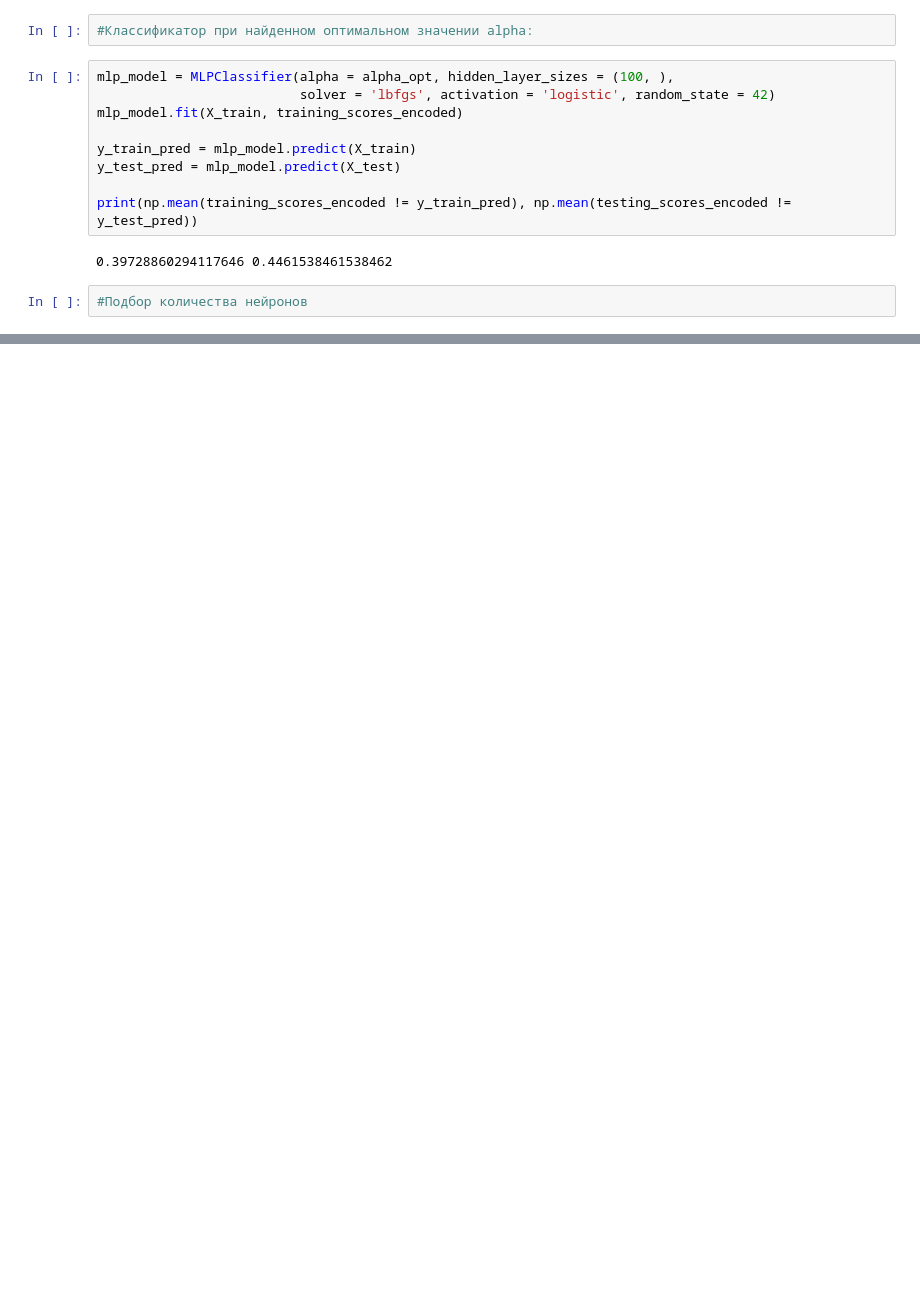
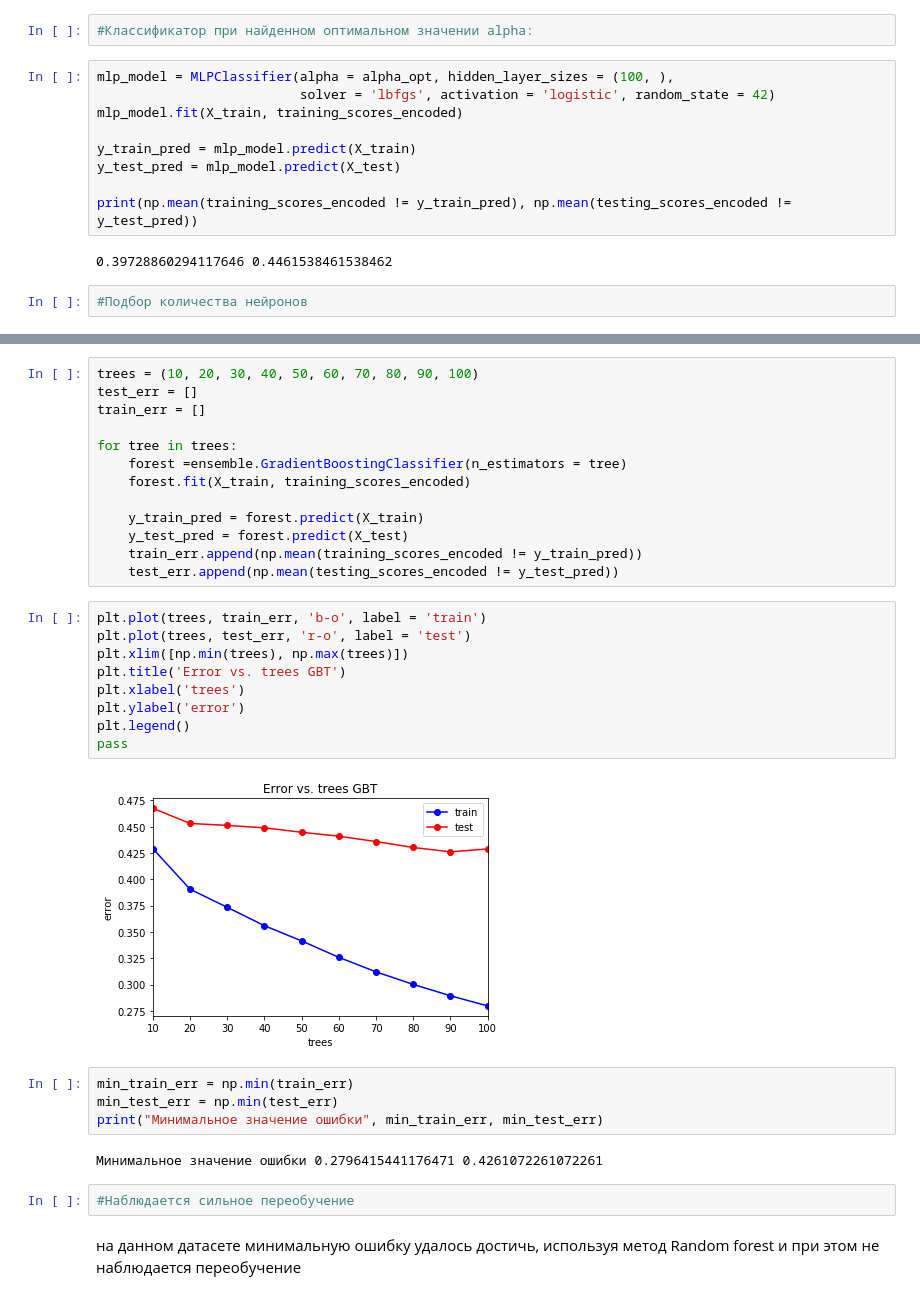
Before and after one commit to ShutinaSvetlana/MachineLearning, a Jupyter notebook: Lab1/Lab1RightVersion.ipynb, the cells around one changed output, grey strips where cells are left out. Saved outputs shown, nothing was run; the diff lists cells and outputs as text; blank space fills up the shorter version.

```diff
--- a/Lab1/Lab1RightVersion.ipynb
+++ b/Lab1/Lab1RightVersion.ipynb
@@ -788,0 +870,34 @@ pass
+# %%
+trees = (10, 20, 30, 40, 50, 60, 70, 80, 90, 100)
+test_err = []
+train_err = []
+
+for tree in trees:
+    forest =ensemble.GradientBoostingClassifier(n_estimators = tree)
+    forest.fit(X_train, training_scores_encoded)
+
+    y_train_pred = forest.predict(X_train)
+    y_test_pred = forest.predict(X_test)
+    train_err.append(np.mean(training_scores_encoded != y_train_pred))
+    test_err.append(np.mean(testing_scores_encoded != y_test_pred))
+# %%
+plt.plot(trees, train_err, 'b-o', label = 'train')
+plt.plot(trees, test_err, 'r-o', label = 'test')
+plt.xlim([np.min(trees), np.max(trees)])
+plt.title('Error vs. trees GBT')
+plt.xlabel('trees')
+plt.ylabel('error')
+plt.legend()
+pass
+# %% [output]
+[figure, added]
+# %%
+min_train_err = np.min(train_err)
+min_test_err = np.min(test_err)
+print("Минимальное значение ошибки", min_train_err, min_test_err)
+# %% [output]
+Минимальное значение ошибки 0.2796415441176471 0.4261072261072261
+# %%
+#Наблюдается сильное переобучение
+# %% [markdown]
+на данном датасете минимальную ошибку удалось достичь, используя метод Random forest и при этом не наблюдается переобучение
```
Also changed, not shown: parts of 17 cells of this notebook.
